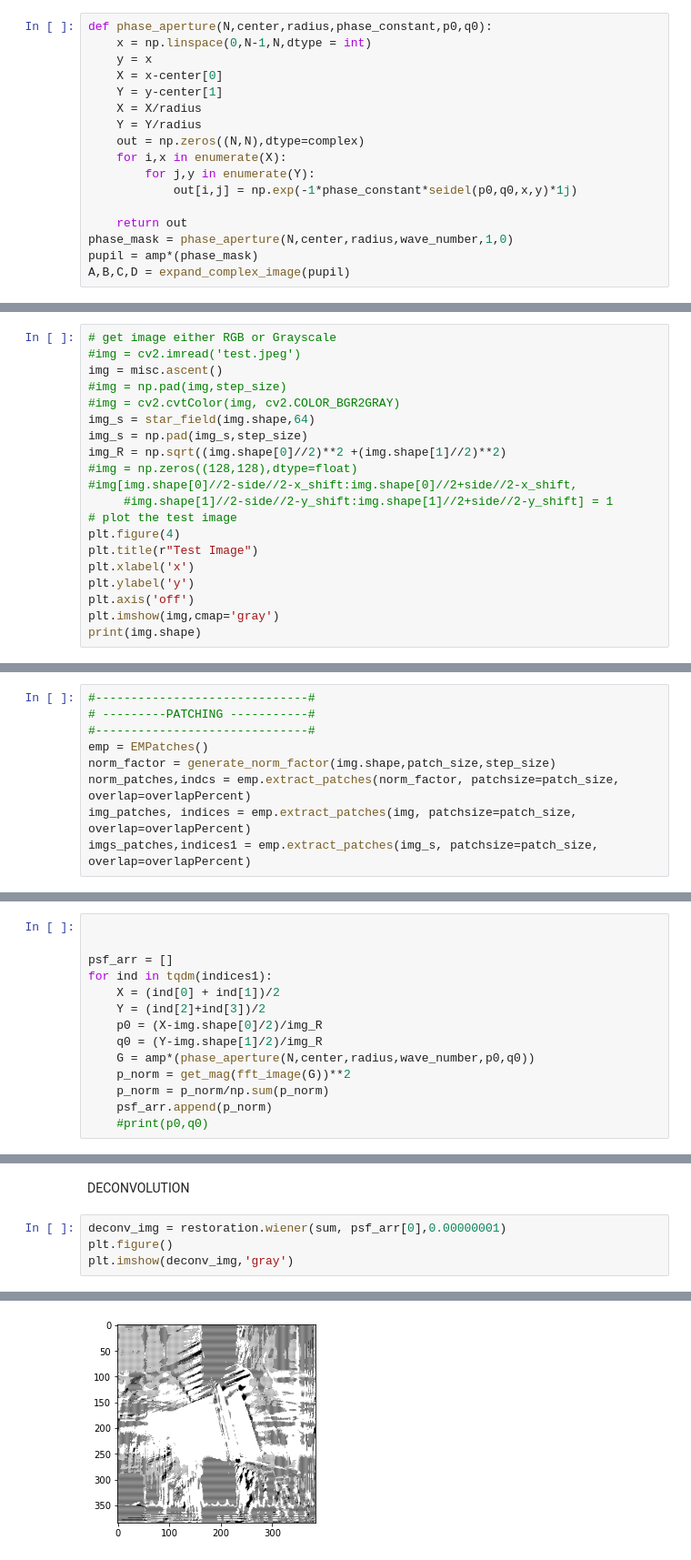
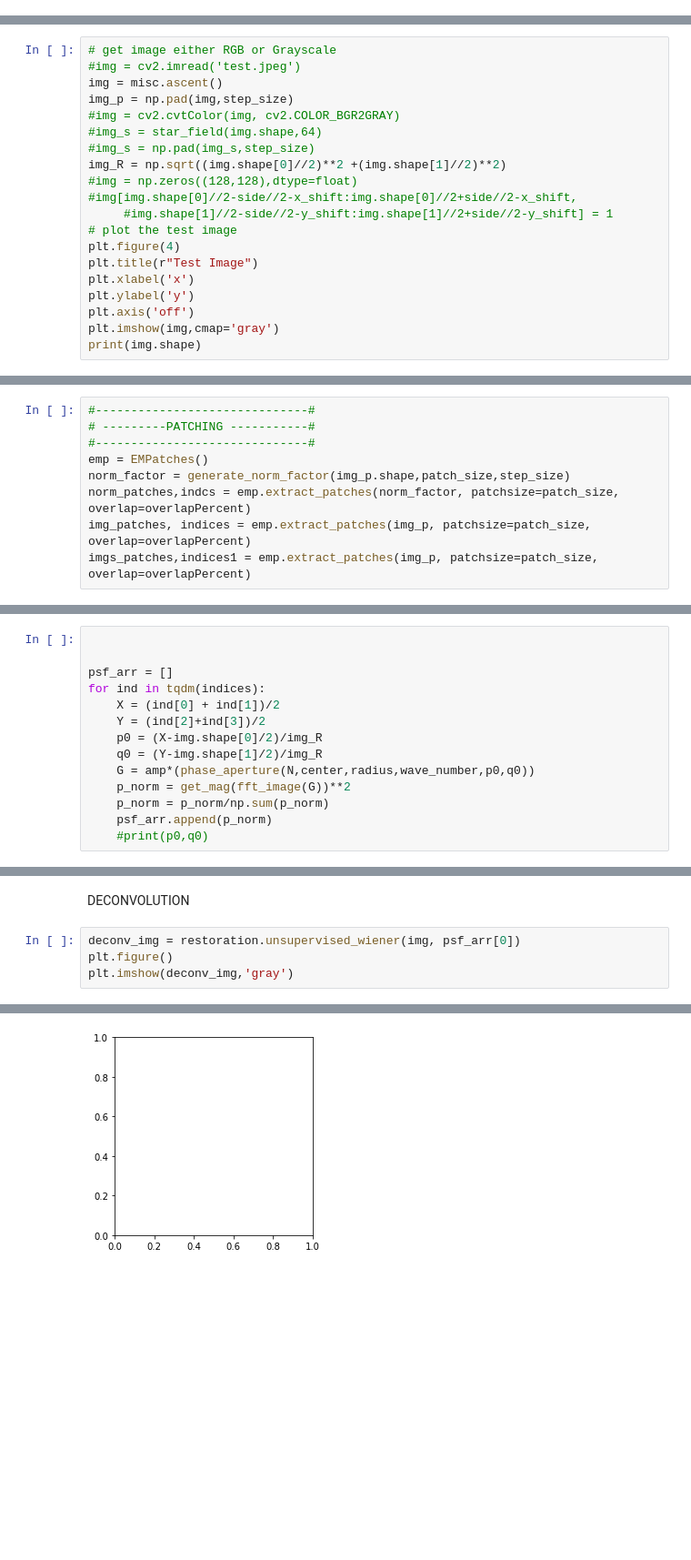
Before and after one commit to Alphalep/denoise-aberration-repo, a Jupyter notebook: main.ipynb, the cells around one changed output, grey strips where cells are left out. Shown at 91% size. Drawn from its saved outputs; the diff is of its cells as text; blank space fills up the shorter version.

Commit message:
Deconvolution.
Corrected Deconvolution& Separated Functions

```diff
--- a/main.ipynb
+++ b/main.ipynb
@@ -188,17 +42,0 @@ def seidel (p0,q0,x,y):
-# %%
-def phase_aperture(N,center,radius,phase_constant,p0,q0):
-    x = np.linspace(0,N-1,N,dtype = int)
-    y = x
-    X = x-center[0]
-    Y = y-center[1]
-    X = X/radius
-    Y = Y/radius
-    out = np.zeros((N,N),dtype=complex)
-    for i,x in enumerate(X):
-        for j,y in enumerate(Y):
-            out[i,j] = np.exp(-1*phase_constant*seidel(p0,q0,x,y)*1j)
-
-    return out
-phase_mask = phase_aperture(N,center,radius,wave_number,1,0)
-pupil = amp*(phase_mask)
-A,B,C,D = expand_complex_image(pupil)
@@ -273,10 +101,10 @@ UPLOAD TEST IMAGE
 # get image either RGB or Grayscale
 #img = cv2.imread('test.jpeg')
 img = misc.ascent()
-#img = np.pad(img,step_size)
+img_p = np.pad(img,step_size)
 #img = cv2.cvtColor(img, cv2.COLOR_BGR2GRAY)
-img_s = star_field(img.shape,64)
-img_s = np.pad(img_s,step_size)
+#img_s = star_field(img.shape,64)
+#img_s = np.pad(img_s,step_size)
 img_R = np.sqrt((img.shape[0]//2)**2 +(img.shape[1]//2)**2)
 #img = np.zeros((128,128),dtype=float)
 #img[img.shape[0]//2-side//2-x_shift:img.shape[0]//2+side//2-x_shift,
@@ -388,17 +141,17 @@ MERGE PATCHES
 # ---------PATCHING -----------#
 #------------------------------#
 emp = EMPatches()
-norm_factor = generate_norm_factor(img.shape,patch_size,step_size)
+norm_factor = generate_norm_factor(img_p.shape,patch_size,step_size)
 norm_patches,indcs = emp.extract_patches(norm_factor, patchsize=patch_size, overlap=overlapPercent)
-img_patches, indices = emp.extract_patches(img, patchsize=patch_size, overlap=overlapPercent)
-imgs_patches,indices1 = emp.extract_patches(img_s, patchsize=patch_size, overlap=overlapPercent)
+img_patches, indices = emp.extract_patches(img_p, patchsize=patch_size, overlap=overlapPercent)
+imgs_patches,indices1 = emp.extract_patches(img_p, patchsize=patch_size, overlap=overlapPercent)
 # %% [markdown]
 CALCULATE PSFS
 # %%
 
 
 psf_arr = []
-for ind in tqdm(indices1):
+for ind in tqdm(indices):
     X = (ind[0] + ind[1])/2
     Y = (ind[2]+ind[3])/2
     p0 = (X-img.shape[0]/2)/img_R
@@ -473,7 +226,7 @@ plt.imshow(merged_img,'gray')
 # %% [markdown]
 DECONVOLUTION
 # %%
-deconv_img = restoration.wiener(sum, psf_arr[0],0.00000001)
+deconv_img = restoration.unsupervised_wiener(img, psf_arr[0])
 plt.figure()
 plt.imshow(deconv_img,'gray')
 # %% [output]
@@ -481,2 +234,2 @@ plt.imshow(deconv_img,'gray')
-[figure, old version]
+[figure, new version]
 # %%
```
Also changed, not shown: parts of 33 cells of this notebook, 3 other files.
